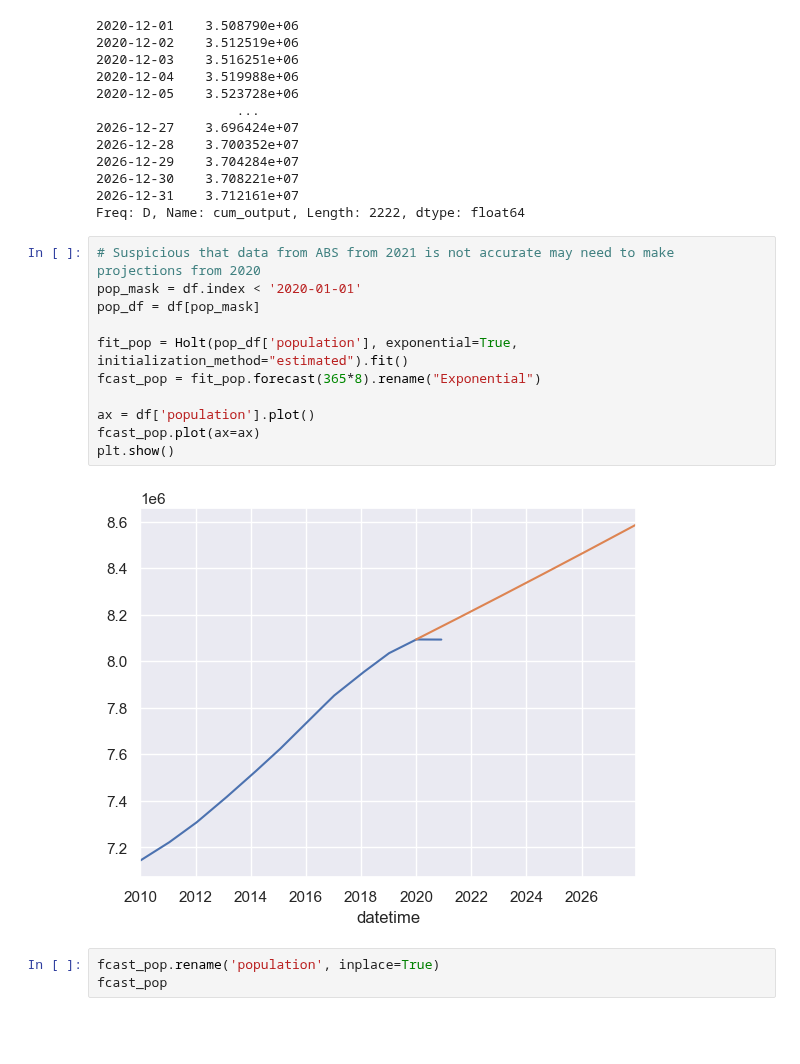
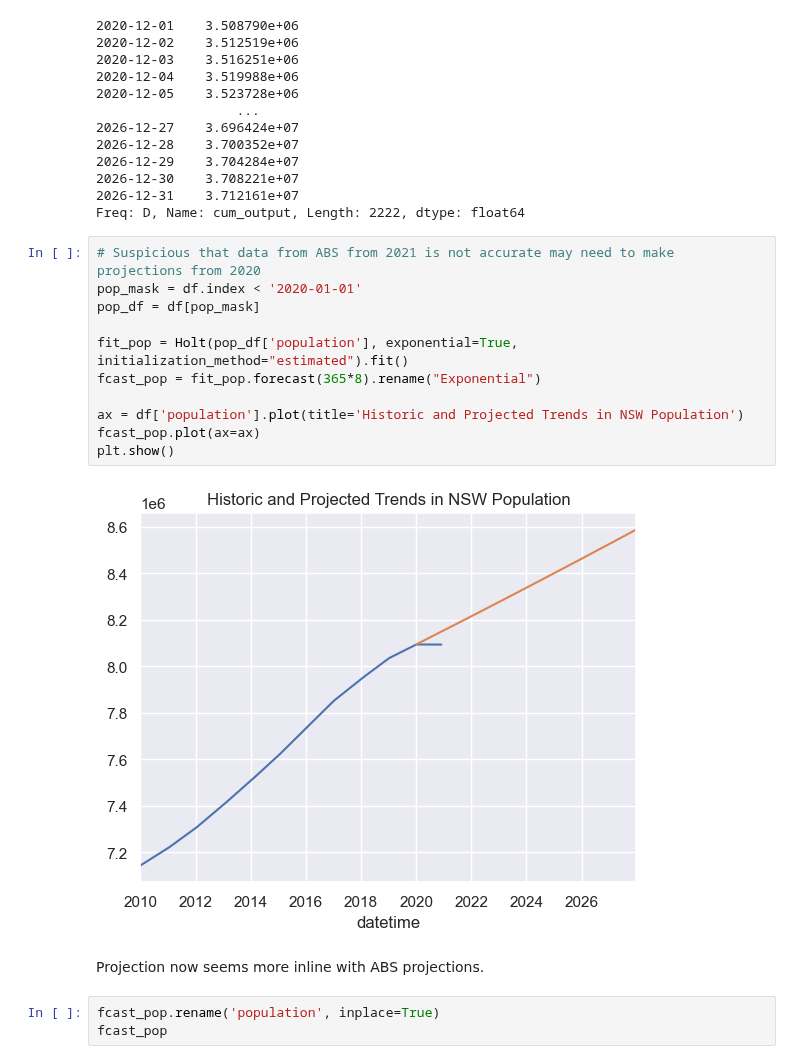
Before and after one commit to dmc-au/Team-A---Impacts-of-Household-PV-on-Grid-Demand, a Jupyter notebook: src/futureForcast.ipynb, the cells around one changed output. Saved outputs shown, nothing was run; the diff lists cells and outputs as text; blank space fills up the shorter version.

```diff
--- a/src/futureForcast.ipynb
+++ b/src/futureForcast.ipynb
@@ -78,16 +78,18 @@ Freq: D, Name: cum_output, Length: 2222, dtype: float64
 # %%
 # Suspicious that data from ABS from 2021 is not accurate may need to make projections from 2020
 pop_mask = df.index < '2020-01-01'
 pop_df = df[pop_mask]
 
 fit_pop = Holt(pop_df['population'], exponential=True, initialization_method="estimated").fit()
 fcast_pop = fit_pop.forecast(365*8).rename("Exponential")
 
-ax = df['population'].plot()
+ax = df['population'].plot(title='Historic and Projected Trends in NSW Population')
 fcast_pop.plot(ax=ax)
 plt.show()
 # %% [output]
-[figure, old version]
+[figure, new version]
+# %% [markdown]
+Projection now seems more inline with ABS projections.
 # %%
 fcast_pop.rename('population', inplace=True)
 fcast_pop
```
Also changed, not shown: parts of 3 cells of this notebook, 1 other file.
